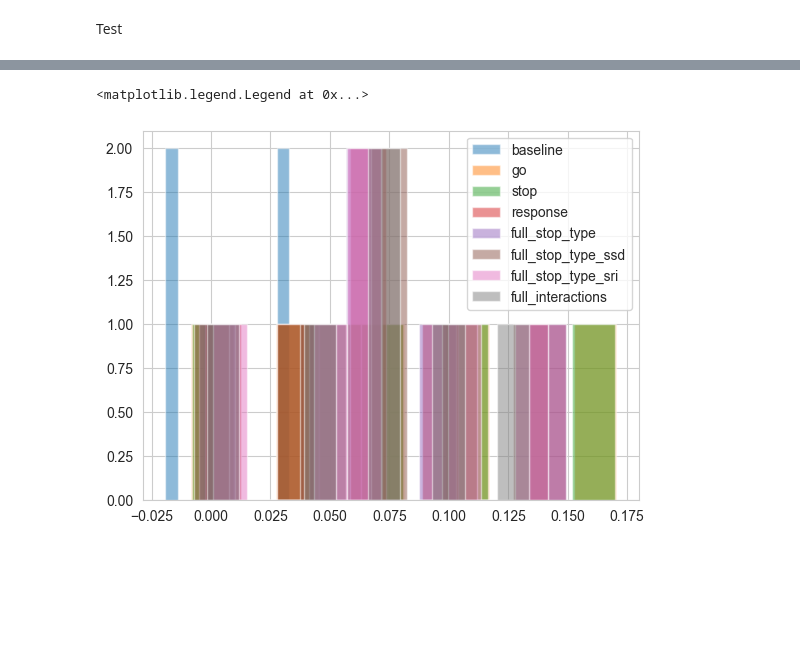
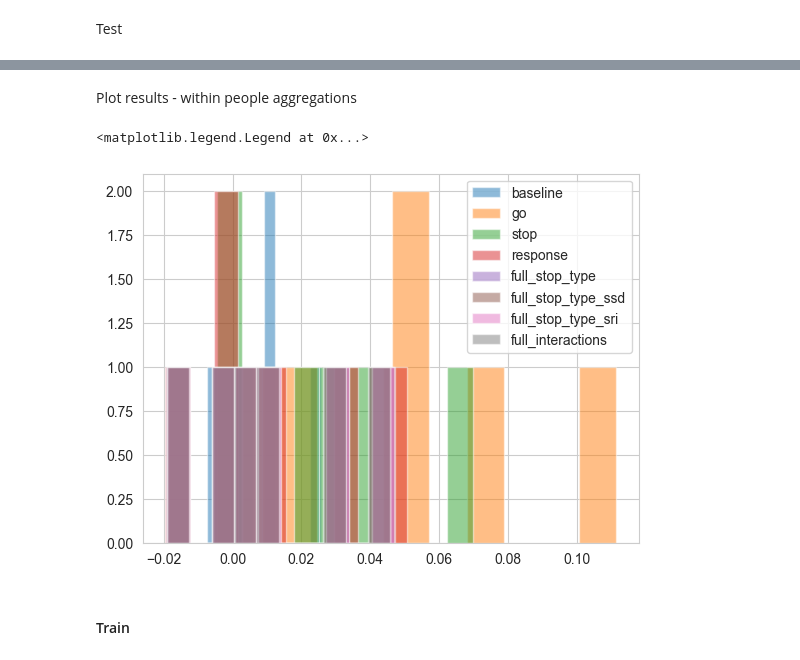
Before and after one commit to abelowska/neuroNoodle, a Jupyter notebook: model_selection/model_selection_cv.ipynb, the cells around one changed output, grey strips where cells are left out. Saved outputs shown, nothing was run; the diff lists cells and outputs as text; code cells hidden in the pictures; blank space fills up the shorter version.

Commit message:
Changes cross validation method in RidgeCV

```diff
--- a/model_selection/model_selection_cv.ipynb
+++ b/model_selection/model_selection_cv.ipynb
@@ -146,0 +389,3 @@ for file_name in file_names:
+# %%
+data_2 = data.copy().sort_values(by='split_num', ascending=False)
+data_2
@@ -146,0 +396,29 @@ for file_name in file_names:
+# %%
+splits_corrs_test = []
+splits_corrs_train = []
+
+for i, item in data_2.iterrows():
+    test_original_cvs = item['test_original']
+    test_predicted_cvs = item['test_predicted']
+
+    train_original_cvs = item['train_original']
+    train_predicted_cvs = item['train_predicted']
+
+    corrs_test = []
+    for i in range(0, len(test_original_cvs)):
+        single_trial_pred = test_predicted_cvs[i]
+        single_trial_org = test_original_cvs[i]
+
+
+        corr = np.corrcoef(single_trial_pred, single_trial_org)[0,1]
+        corrs_test.append(corr)
+    splits_corrs_test.append(corrs_test)
+
+    corrs_train = []
+    for i in range(0, len(test_original_cvs)):
+        single_trial_train_pred = train_predicted_cvs[i]
+        single_trial_train_org = train_original_cvs[i]
+
+        corr = np.corrcoef(single_trial_train_pred, single_trial_train_org)[0,1]
+        corrs_train.append(corr)
+    splits_corrs_train.append(corrs_train)
@@ -222,10 +534,12 @@ Found: 54 pickle files
 Test
 # %%
 file_names = file_names[:6]
-results_main_path = '../data/cv'
+results_main_path = '../data/cv_ridge'
 
-unfold_models = ['baseline', 'go', 'stop', 'response', 'full_stop_type', 'full_stop_type_ssd',
-                 'full_stop_type_sri', 'full_interactions']
+unfold_models = ['baseline',
+                 'go', 'stop', 'response', 'full_stop_type', 'full_stop_type_ssd',
+                 'full_stop_type_sri', 'full_interactions'
+                 ]
 
 models_results_aggregation = []
 for file_name in file_names:
@@ -241,7 +555,7 @@ for file_name in file_names:
             models_pearsons_r[model] = pearsons_r_results
     models_results_aggregation.append(models_pearsons_r)
 # %%
-channel = 'Cz'
+channel = 'Fz'
 for i, person_results in enumerate(models_results_aggregation):
     plt.figure(i)
     for model_name, pearsons_r_results in person_results.items():
@@ -252,20 +573,24 @@ for i, person_results in enumerate(models_results_aggregation):
+# %% [markdown]
+Plot results - within people aggregations
 # %%
-channel = 'Cz'
+channel = 'Fz'
 person_model_agg = {}
 
 # Loop through individual results
 for i, person_results in enumerate(models_results_aggregation):
     for model_name, pearsons_r_results in person_results.items():
         # Initialize the list for each model if not already done
         if model_name not in person_model_agg:
             person_model_agg[model_name] = []
         # Append the result for the specific channel
         person_model_agg[model_name].append(pearsons_r_results[channel]['cv_mean'])
 
 # Plot the histograms
 for model_name, results in person_model_agg.items():
     plt.hist(results, label=model_name, alpha=0.5)  # Use alpha for better overlay visibility
 plt.legend()
 # %% [output]
 <matplotlib.legend.Legend at 0x...>
-[figure, old version]
+[figure, new version]
+# %% [markdown]
+#### Train
```
Also changed, not shown: parts of 20 cells of this notebook, 12 other files.
